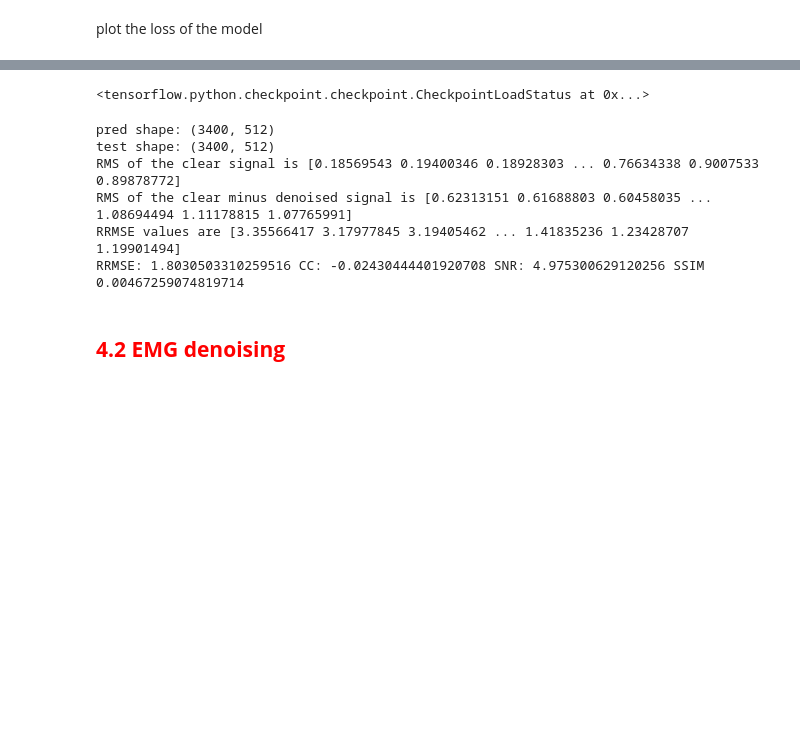
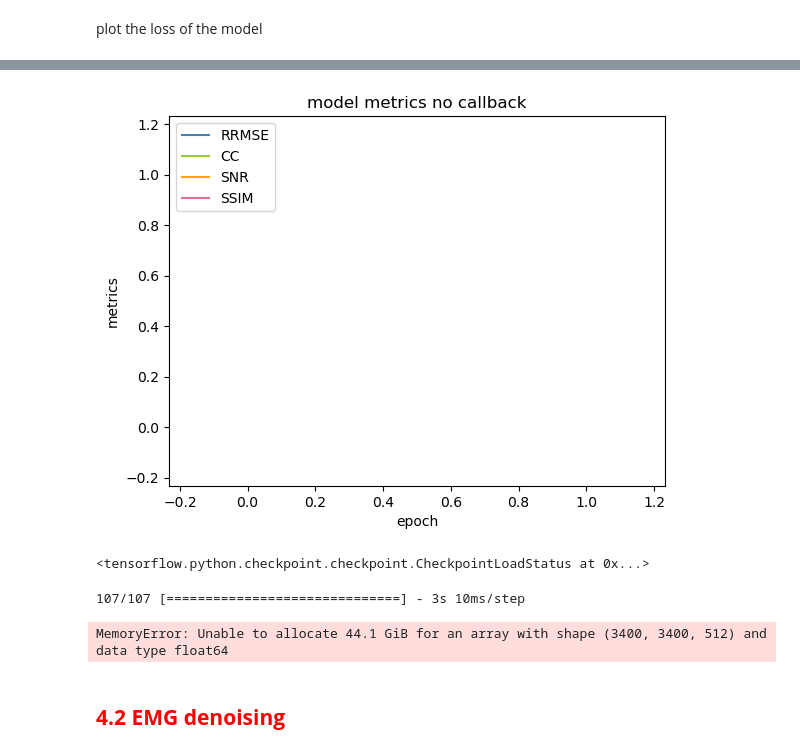
Before and after one commit to MartinaDoku2001/Thesis, a Jupyter notebook: proposed_model.ipynb, the cells around one changed output, grey strips where cells are left out. Cells and saved outputs as stored; diff of their text form; code cells hidden in the pictures; blank space fills up the shorter version.

```diff
--- a/proposed_model.ipynb
+++ b/proposed_model.ipynb
@@ -841,3 +929,16 @@ plt.savefig(os.path.join(results_path, model_name, 'EOG', 'loss.png'))
+# %%
+#plot the RRMSE CC SNR SSIM
+plt.plot(history_EOG_noc['RRMSE'],color='steelblue')
+plt.plot(history_EOG_noc['CC'],color='yellowgreen')
+plt.plot(history_EOG_noc['SNR'],color='orange')
+plt.plot(history_EOG_noc['SSIM'],color='palevioletred')
+plt.title('model metrics no callback')
+plt.ylabel('metrics')
+plt.xlabel('epoch')
+plt.legend(['RRMSE', 'CC', 'SNR', 'SSIM'], loc='upper left')
+plt.savefig(os.path.join(results_path, model_name, 'EOG', 'metrics.png'))
+# %% [output]
+[figure, added]
 # %%
 
 #load the model
@@ -846,27 +947,14 @@ model_EOG.load_weights(os.path.join(results_path, model_name, 'EOG', 'model'))
 # %% [output]
 <tensorflow.python.checkpoint.checkpoint.CheckpointLoadStatus at 0x...>
 # %%
-#import skimage
-
-
-#predict the test dataset
+#test the model
+#reshape test_dataset_EOG[0] into batch_size, input_seq_len, d_model
 test_dataset_EOG[0]=np.reshape(test_dataset_EOG[0],(len(test_dataset_EOG[0]),1,512))
-pred_EOG=model_EOG((test_dataset_EOG[0], test_dataset_EOG[0]), training=False)
-
-
-#calculate the metrics
-pred_EOG=np.reshape(pred_EOG,(len(pred_EOG),512))
-test_dataset_EOG[1]=np.reshape(test_dataset_EOG[1],(len(test_dataset_EOG[1]),512))
-
-#print the two shapes
-print('pred shape:',pred_EOG.shape)
-print('test shape:',test_dataset_EOG[1].shape)
-RRMSE, CC, SNR, SSIM=metrics_results(pred_EOG, test_dataset_EOG[1])
-print('RRMSE:',RRMSE,'CC:',CC,'SNR:',SNR,'SSIM',SSIM)
+#predict the test data
+denoised_data_EOG = model_EOG.predict((test_dataset_EOG[0], test_dataset_EOG[0]))
+#calculate the RRMSE, CC, SNR, SSIM
+RRMSE, CC, SNR, SSIM = metrics_results(denoised_data_EOG, test_dataset_EOG[1])
+print(f'Evaluation result: RRMSE = {RRMSE}, CC = {CC}, SNR = {SNR}, SSIM = {SSIM}')
 # %% [output]
-pred shape: (3400, 512)
-test shape: (3400, 512)
-RMS of the clear signal is [0.18569543 0.19400346 0.18928303 ... 0.76634338 0.9007533  0.89878772]
-RMS of the clear minus denoised signal is [0.62313151 0.61688803 0.60458035 ... 1.08694494 1.11178815 1.07765991]
-RRMSE values are [3.35566417 3.17977845 3.19405462 ... 1.41835236 1.23428707 1.19901494]
-RRMSE: 1.8030503310259516 CC: -0.02430444401920708 SNR: 4.975300629120256 SSIM 0.00467259074819714
+107/107 [==============================] - 3s 10ms/step
+MemoryError: Unable to allocate 44.1 GiB for an array with shape (3400, 3400, 512) and data type float64
```
Also changed, not shown: parts of 18 cells of this notebook, 12 other files.
